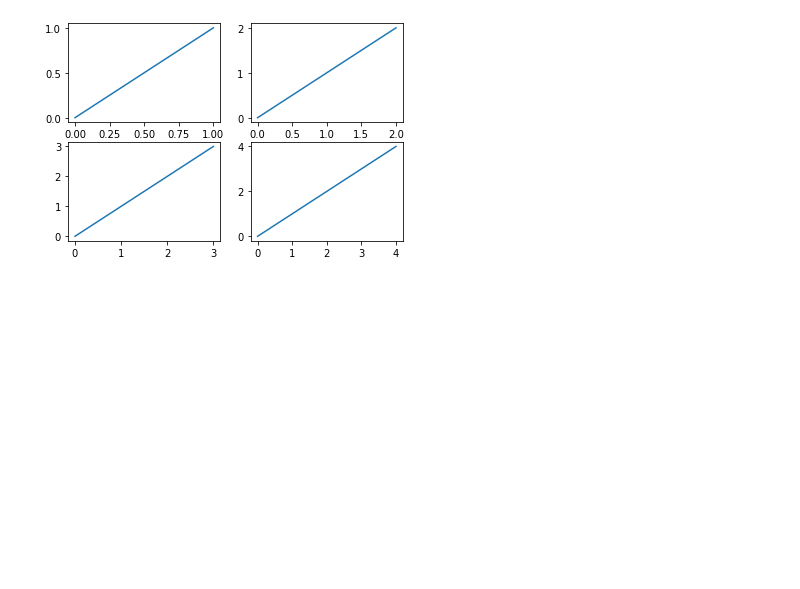
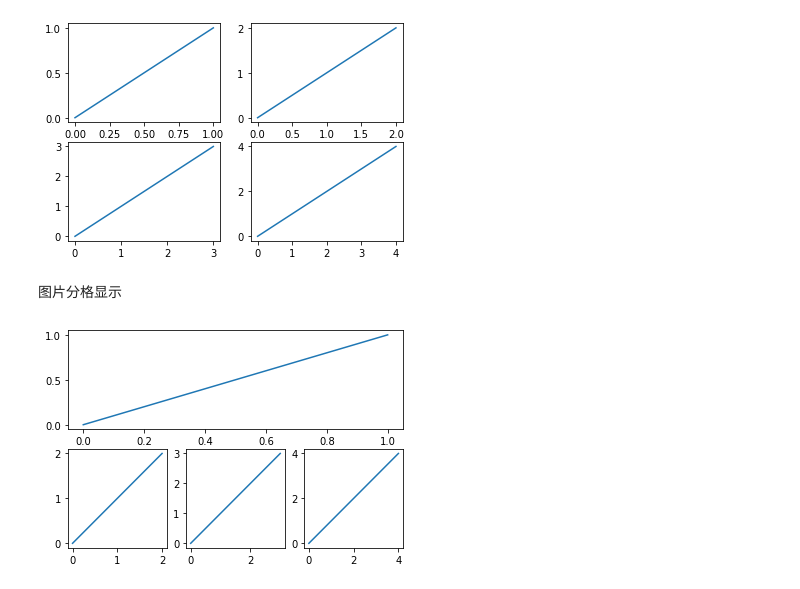
Before and after one commit to BarryLiu97/Python, a Jupyter notebook: matplotlib_exp.ipynb, the cells around one changed output. Drawn from its saved outputs; the diff is of its cells as text; code cells hidden in the pictures; blank space fills up the shorter version.

```diff
--- a/matplotlib_exp.ipynb
+++ b/matplotlib_exp.ipynb
@@ -305,3 +304,22 @@ plt.plot([0,4],[0,4])
 plt.show()
 # %% [output]
 [figure]
+# %% [markdown]
+图片分格显示
+# %%
+plt.figure()
+plt.subplot(2,1,1)
+plt.plot([0,1],[0,1])
+
+plt.subplot(2,3,4)
+plt.plot([0,2],[0,2])
+
+plt.subplot(235)
+plt.plot([0,3],[0,3])
+
+plt.subplot(236)
+plt.plot([0,4],[0,4])
+
+plt.show()
+# %% [output]
+[figure, added]
```
Also changed, not shown: parts of 15 cells of this notebook.
